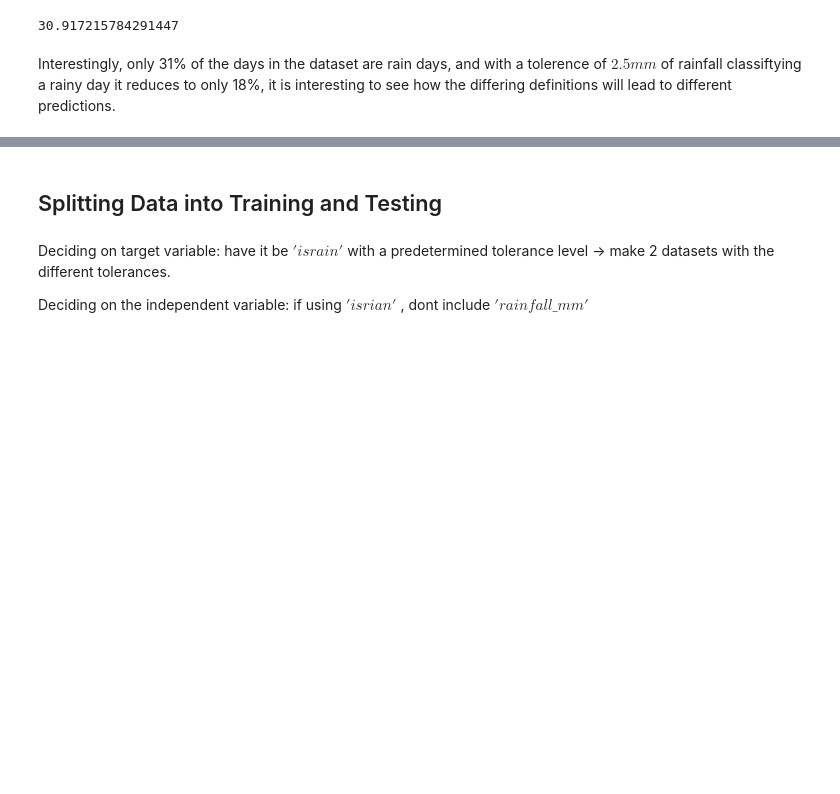
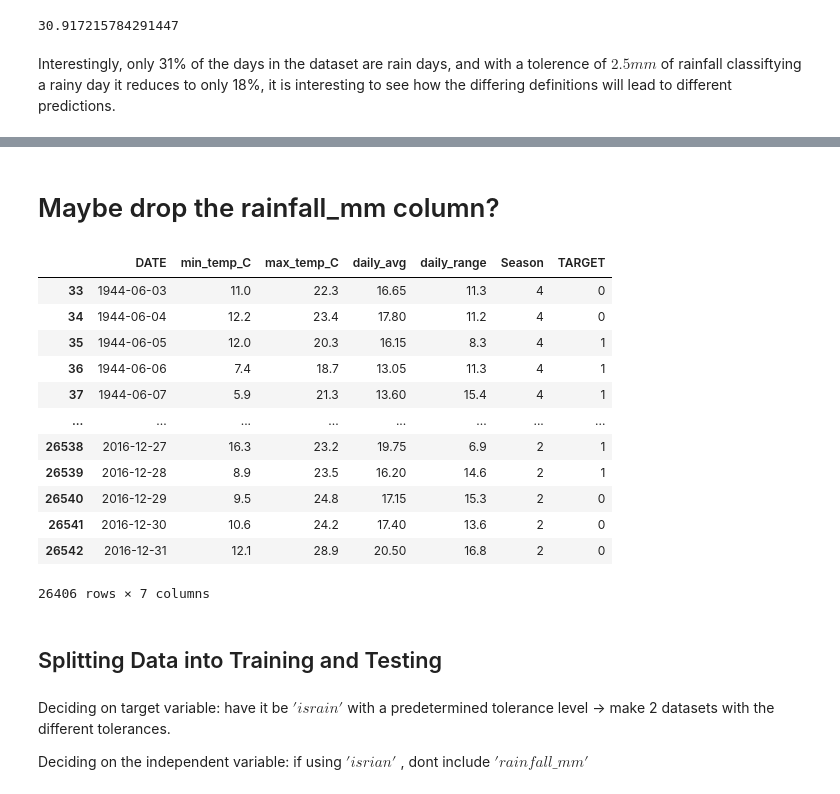
Before and after one commit to EwanVau/Aus_weather, a Jupyter notebook: Aus_data_analysis.ipynb, the cells around one changed output, grey strips where cells are left out. Drawn from its saved outputs; the diff is of its cells as text; code cells hidden in the pictures; blank space fills up the shorter version.

Commit message:
Cleaned up the data processing for the pytorch model

```diff
--- a/Aus_data_analysis.ipynb
+++ b/Aus_data_analysis.ipynb
@@ -230,9 +233,9 @@ def is_rain_list(df, tol=0):
   raincheck = [0 if ele <= tol else 1 for ele in df['rainfall_mm']]
   return raincheck
 # %%
-#data_w_rain = data
-#data_w_rain["is_rain"] = is_rain_list(data)
-data_w_rain['is_rain'].values.sum()/len(data_w_rain)*100
+data_w_rain = data
+data_w_rain["TARGET"] = is_rain_list(data)
+data_w_rain['TARGET'].values.sum()/len(data_w_rain)*100
 # %% [output]
 30.917215784291447
 # %% [markdown]
@@ -239,0 +245,3 @@ Interestingly, only 31% of the days in the dataset are rain days, and with a tol
+# %%
+a = pd.DataFrame()
+a['DATE'] = pd.to_datetime(data_w_rain[['Year', 'Month', 'Day']])
@@ -240,3 +264,23 @@ Interestingly, only 31% of the days in the dataset are rain days, and with a tol
+# %%
+test = pd.concat([a,data], axis=1)
+# %% [markdown]
+# Maybe drop the rainfall_mm column?
+# %%
+test.drop(['Year', 'Month', 'Day', 'rainfall_mm'], axis=1)
+# %% [output]
+|  | DATE | min_temp_C | max_temp_C | daily_avg | daily_range | Season | TARGET |
+| 33 | 1944-06-03 | 11.0 | 22.3 | 16.65 | 11.3 | 4 | 0 |
+| 34 | 1944-06-04 | 12.2 | 23.4 | 17.80 | 11.2 | 4 | 0 |
+| 35 | 1944-06-05 | 12.0 | 20.3 | 16.15 | 8.3 | 4 | 1 |
+| 36 | 1944-06-06 | 7.4 | 18.7 | 13.05 | 11.3 | 4 | 1 |
+| 37 | 1944-06-07 | 5.9 | 21.3 | 13.60 | 15.4 | 4 | 1 |
+| ... | ... | ... | ... | ... | ... | ... | ... |
+| 26538 | 2016-12-27 | 16.3 | 23.2 | 19.75 | 6.9 | 2 | 1 |
+| 26539 | 2016-12-28 | 8.9 | 23.5 | 16.20 | 14.6 | 2 | 1 |
+| 26540 | 2016-12-29 | 9.5 | 24.8 | 17.15 | 15.3 | 2 | 0 |
+| 26541 | 2016-12-30 | 10.6 | 24.2 | 17.40 | 13.6 | 2 | 0 |
+| 26542 | 2016-12-31 | 12.1 | 28.9 | 20.50 | 16.8 | 2 | 0 |
+26406 rows × 7 columns
 # %% [markdown]
 ## Splitting Data into Training and Testing
 # %% [markdown]
```
Also changed, not shown: parts of 23 cells of this notebook.
